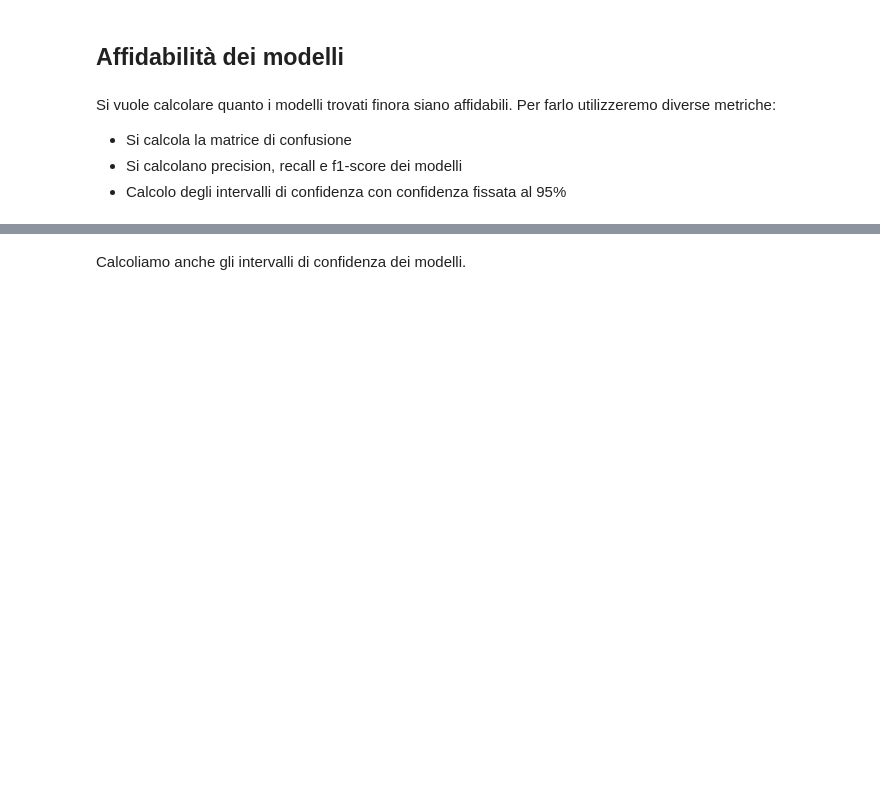
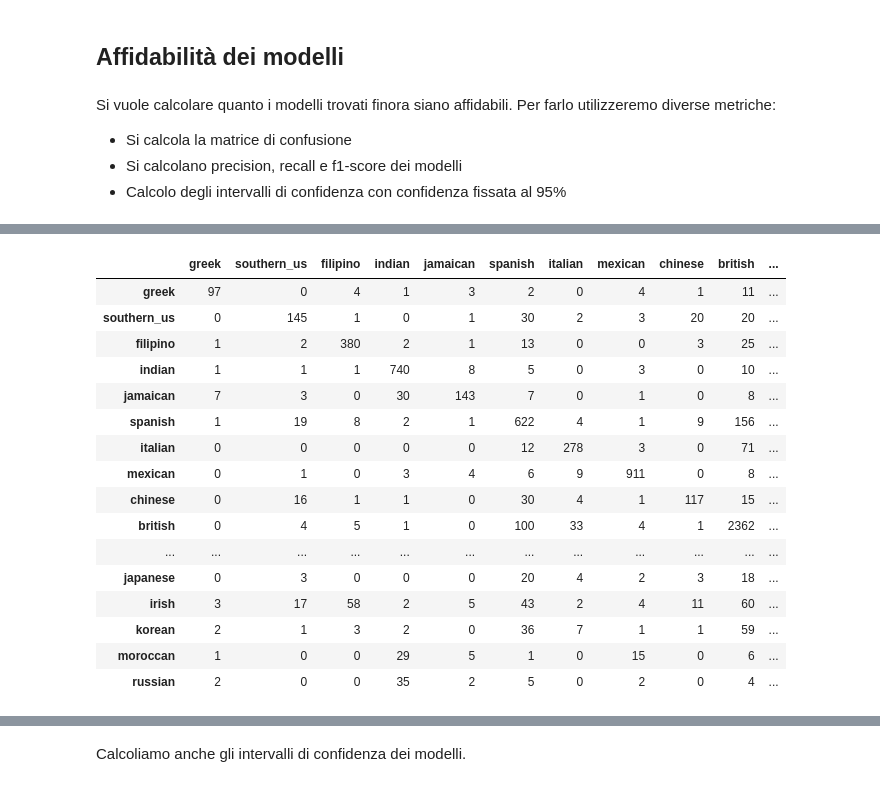
Before and after one commit to volpepe/Cooking-Challenge, a Jupyter notebook: Progetto.ipynb, the cells around one changed output, grey strips where cells are left out. Cells and saved outputs as stored; diff of their text form; code cells hidden in the pictures; blank space fills up the shorter version.

```diff
--- a/Progetto.ipynb
+++ b/Progetto.ipynb
@@ -604,3 +628,6 @@ Si vuole calcolare quanto i modelli trovati finora siano affidabili. Per farlo u
+# %%
+with open("what's_cooking_website/models/model_SVM.bin", "rb") as f:
+    model_SVM_conf_test = pickle.load(f)
 # %%
 def confusion_matrix_calculation(model):
     return confusion_matrix(y_v, model.predict(X_v))
@@ -622,4 +685,22 @@ conf_logreg
 # %%
 #matrice di confusione del modello SVM
-conf_SVC = pd.DataFrame(confusion_matrix_calculation(gs_SVC.best_estimator_), index=average.keys(), columns=average.keys())
+conf_SVC = pd.DataFrame(confusion_matrix_calculation(model_SVM_conf_test), index=average.keys(), columns=average.keys())
 conf_SVC
+# %% [output]
+|  | greek | southern_us | filipino | indian | jamaican | spanish | italian | mexican | chinese | british | ... |
+| greek | 97 | 0 | 4 | 1 | 3 | 2 | 0 | 4 | 1 | 11 | ... |
+| southern_us | 0 | 145 | 1 | 0 | 1 | 30 | 2 | 3 | 20 | 20 | ... |
+| filipino | 1 | 2 | 380 | 2 | 1 | 13 | 0 | 0 | 3 | 25 | ... |
+| indian | 1 | 1 | 1 | 740 | 8 | 5 | 0 | 3 | 0 | 10 | ... |
+| jamaican | 7 | 3 | 0 | 30 | 143 | 7 | 0 | 1 | 0 | 8 | ... |
+| spanish | 1 | 19 | 8 | 2 | 1 | 622 | 4 | 1 | 9 | 156 | ... |
+| italian | 0 | 0 | 0 | 0 | 0 | 12 | 278 | 3 | 0 | 71 | ... |
+| mexican | 0 | 1 | 0 | 3 | 4 | 6 | 9 | 911 | 0 | 8 | ... |
+| chinese | 0 | 16 | 1 | 1 | 0 | 30 | 4 | 1 | 117 | 15 | ... |
+| british | 0 | 4 | 5 | 1 | 0 | 100 | 33 | 4 | 1 | 2362 | ... |
+| ... | ... | ... | ... | ... | ... | ... | ... | ... | ... | ... | ... |
+| japanese | 0 | 3 | 0 | 0 | 0 | 20 | 4 | 2 | 3 | 18 | ... |
+| irish | 3 | 17 | 58 | 2 | 5 | 43 | 2 | 4 | 11 | 60 | ... |
+| korean | 2 | 1 | 3 | 2 | 0 | 36 | 7 | 1 | 1 | 59 | ... |
+| moroccan | 1 | 0 | 0 | 29 | 5 | 1 | 0 | 15 | 0 | 6 | ... |
+| russian | 2 | 0 | 0 | 35 | 2 | 5 | 0 | 2 | 0 | 4 | ... |
```
Also changed, not shown: parts of 24 cells of this notebook, 1 other file.
